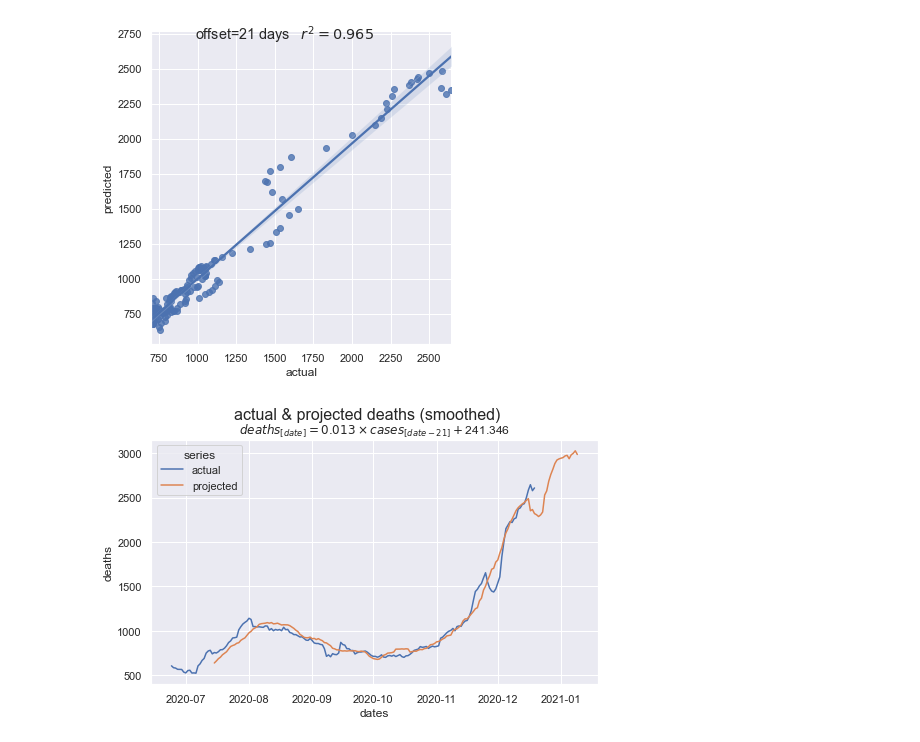
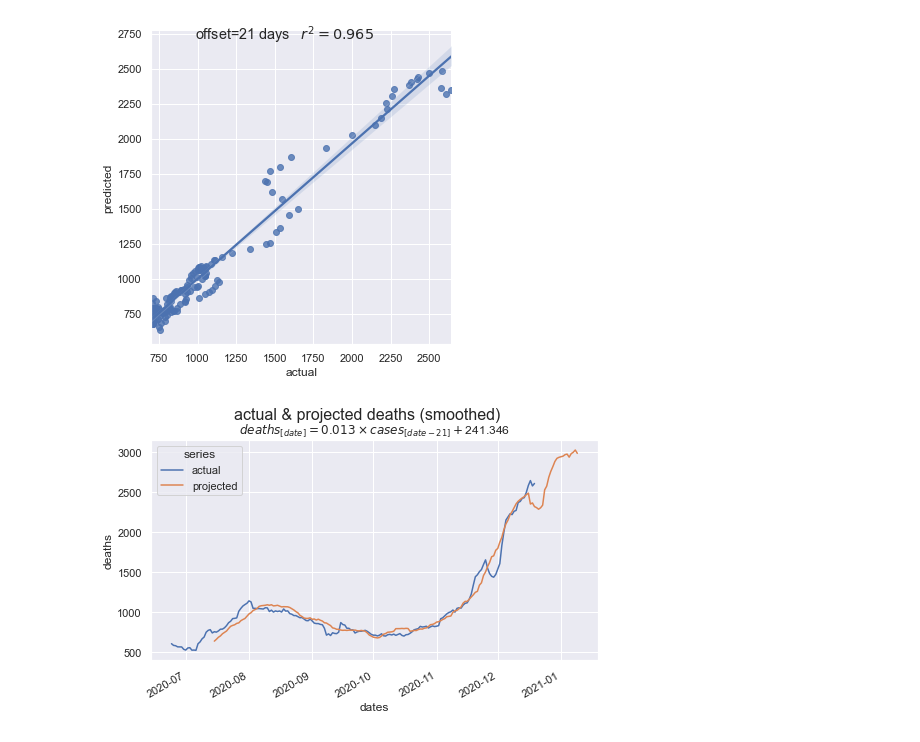
Before and after one commit to dkackman/covid, a Jupyter notebook: covid-linear-regression.ipynb, the cells around one changed output. Cells and saved outputs as stored; diff of their text form; code cells hidden in the pictures.

```diff
--- a/covid-linear-regression.ipynb
+++ b/covid-linear-regression.ipynb
@@ -82,19 +82,20 @@ fig.savefig("smoothed.png")
 # %%
 prediction = Predict(model, df["date"], df[['new_cases_smoothed']], df['new_deaths_smoothed'])
 
 frame = pd.DataFrame({"dates": prediction.dates,
     "actual": prediction.actuals,
     "projected": prediction.predictions})
 
 data = frame.melt(id_vars=['dates'], var_name='series', value_name='deaths')
 
 ax = sns.lineplot(data=data, x="dates", y="deaths", hue="series")
 ax.set_title(fr'$deaths_{{[date]}}={round(model.linearModel.coef_[0], 3)} \times cases_{{[date-{model.offset}]}} + ${round(model.linearModel.intercept_, 3)}', fontsize=12)
 
 fig = ax.figure
 fig.set_size_inches(8, 4.5)
 fig.suptitle('actual & projected deaths (smoothed)', fontsize=16)
+fig.autofmt_xdate()
 
 fig.savefig("smoothedcomparison.png")
 # %% [output]
-[figure, old version]
+[figure, new version]
```
Also changed, not shown: parts of 3 cells of this notebook, 4 other files.
